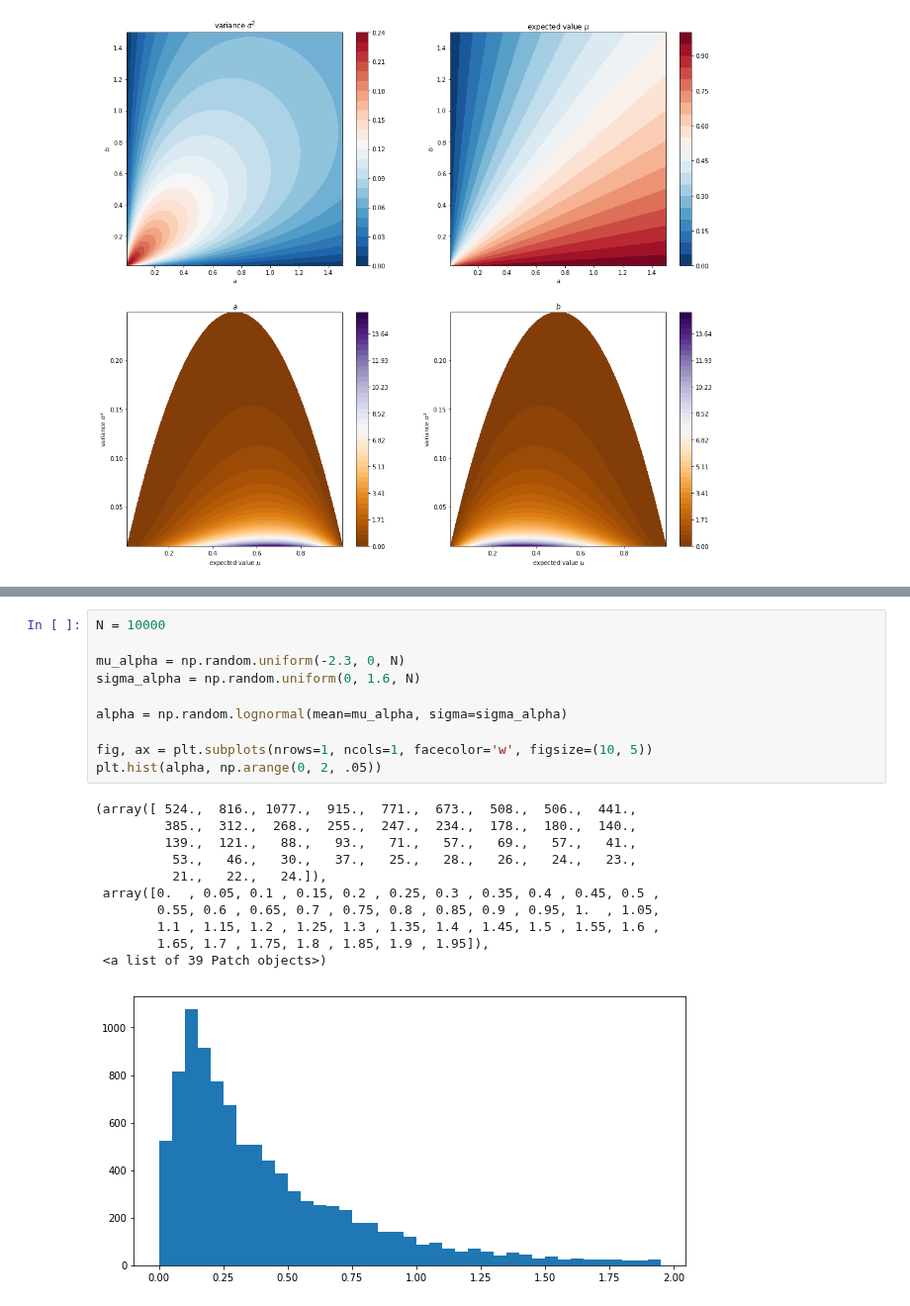
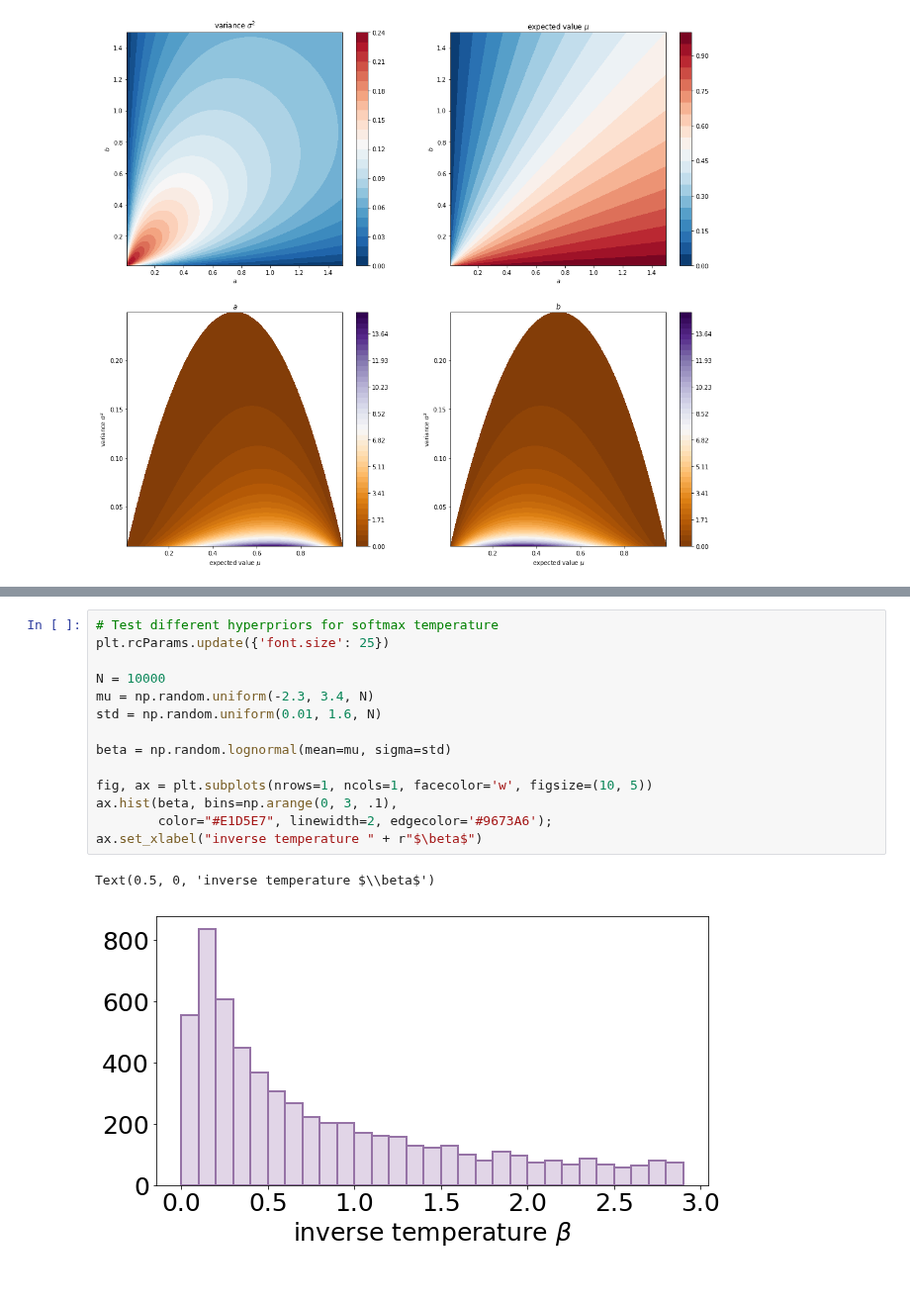
Before and after one commit to kbonna/decidenet, a Jupyter notebook: behavioral_analysis/dn_ba_07_beta_distribution.ipynb, the cells around one changed output, grey strips where cells are left out. Shown at 99% size. Cells and saved outputs as stored; diff of their text form.

```diff
--- a/behavioral_analysis/dn_ba_07_beta_distribution.ipynb
+++ b/behavioral_analysis/dn_ba_07_beta_distribution.ipynb
@@ -86,22 +97,17 @@ array([0.27078009, 0.75432269, 0.46482778, 1.28373365, 0.71288833,
 # %%
+# Test different hyperpriors for softmax temperature
+plt.rcParams.update({'font.size': 25})
+
 N = 10000
+mu = np.random.uniform(-2.3, 3.4, N)
+std = np.random.uniform(0.01, 1.6, N)
 
-mu_alpha = np.random.uniform(-2.3, 0, N)
-sigma_alpha = np.random.uniform(0, 1.6, N)
-
-alpha = np.random.lognormal(mean=mu_alpha, sigma=sigma_alpha)
+beta = np.random.lognormal(mean=mu, sigma=std)
 
 fig, ax = plt.subplots(nrows=1, ncols=1, facecolor='w', figsize=(10, 5))
-plt.hist(alpha, np.arange(0, 2, .05))
+ax.hist(beta, bins=np.arange(0, 3, .1),
+        color="#E1D5E7", linewidth=2, edgecolor='#9673A6');
+ax.set_xlabel("inverse temperature " + r"$\beta$")
 # %% [output]
-(array([ 524.,  816., 1077.,  915.,  771.,  673.,  508.,  506.,  441.,
-         385.,  312.,  268.,  255.,  247.,  234.,  178.,  180.,  140.,
-         139.,  121.,   88.,   93.,   71.,   57.,   69.,   57.,   41.,
-          53.,   46.,   30.,   37.,   25.,   28.,   26.,   24.,   23.,
-          21.,   22.,   24.]),
- array([0.  , 0.05, 0.1 , 0.15, 0.2 , 0.25, 0.3 , 0.35, 0.4 , 0.45, 0.5 ,
-        0.55, 0.6 , 0.65, 0.7 , 0.75, 0.8 , 0.85, 0.9 , 0.95, 1.  , 1.05,
-        1.1 , 1.15, 1.2 , 1.25, 1.3 , 1.35, 1.4 , 1.45, 1.5 , 1.55, 1.6 ,
-        1.65, 1.7 , 1.75, 1.8 , 1.85, 1.9 , 1.95]),
- <a list of 39 Patch objects>)
+Text(0.5, 0, 'inverse temperature $\\beta$')
-[figure, old version]
+[figure, new version]
```
Also changed, not shown: parts of 4 cells of this notebook, 10 other files.
